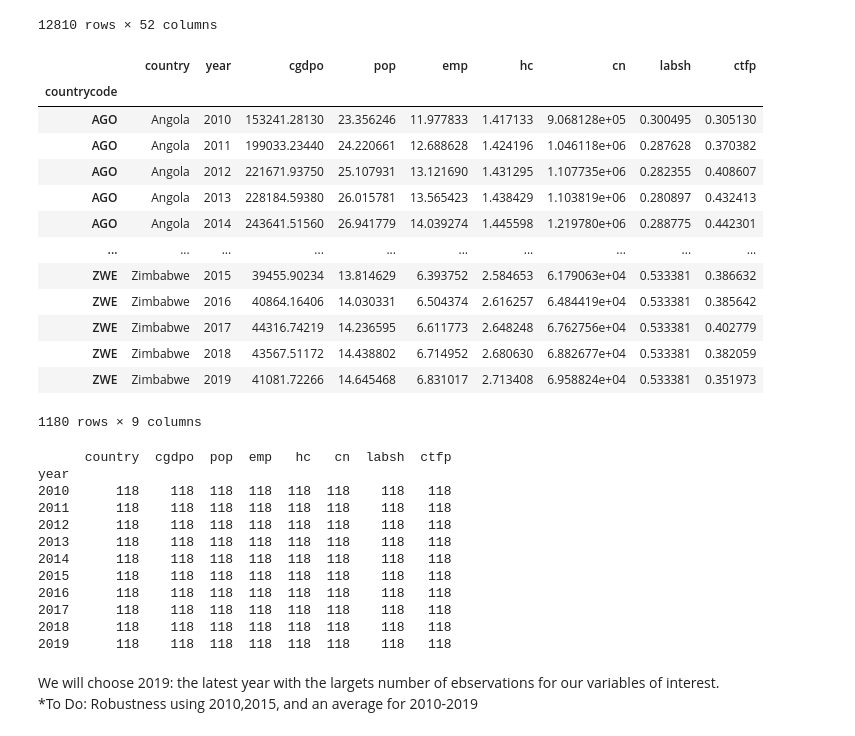
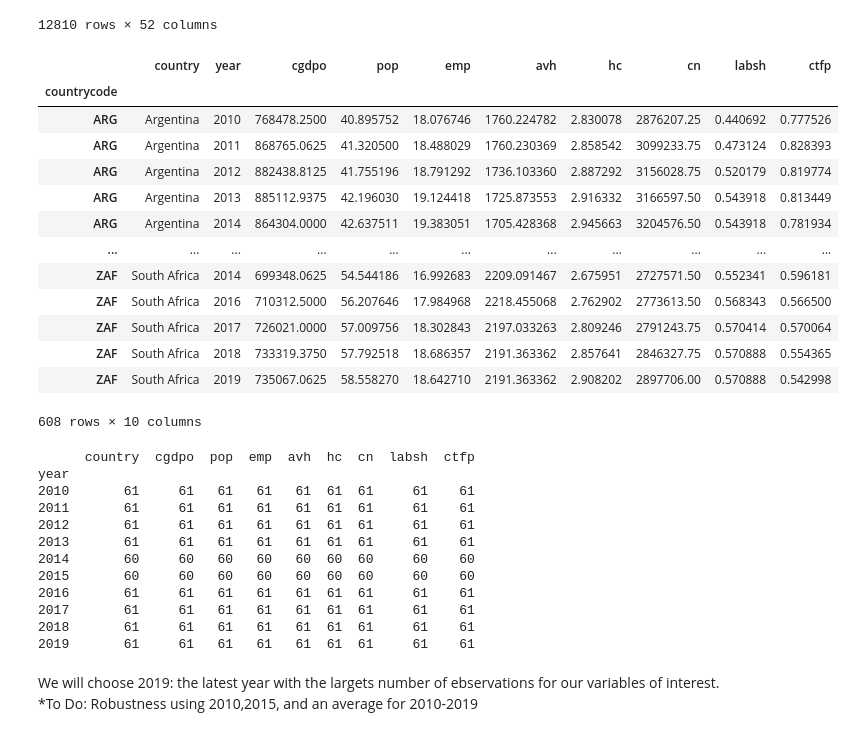
Before and after one commit to selbadri/PWT_10.0, a Jupyter notebook: dev_accounting_PWT_10.0_v3.ipynb, the cells around one changed output. Saved outputs shown, nothing was run; the diff lists cells and outputs as text; code cells hidden in the pictures.

```diff
--- a/dev_accounting_PWT_10.0_v3.ipynb
+++ b/dev_accounting_PWT_10.0_v3.ipynb
@@ -26,43 +26,43 @@ pwt
 12810 rows × 52 columns
 # %%
 #Prepare the Dataset and Clean the Data
-#pwt_subset = pwt[['country','countrycode','year','cgdpo','pop','emp','avh','hc','cn','labsh','ctfp']]
-pwt_subset = pwt[['country','countrycode','year','cgdpo','pop','emp','hc','cn','labsh','ctfp']]
+pwt_subset = pwt[['country','countrycode','year','cgdpo','pop','emp','avh','hc','cn','labsh','ctfp']]
+#pwt_subset = pwt[['country','countrycode','year','cgdpo','pop','emp','hc','cn','labsh','ctfp']]
 pwt_subset = pwt_subset[pwt_subset['year'] > 2009]
 pwt_subset = pwt_subset.set_index('countrycode')
 pwt_subset = pwt_subset.dropna()
 pwt_subset
 # %% [output]
-|  | country | year | cgdpo | pop | emp | hc | cn | labsh | ctfp |
-| countrycode |  |  |  |  |  |  |  |  |  |
-| AGO | Angola | 2010 | 153241.28130 | 23.356246 | 11.977833 | 1.417133 | 9.068128e+05 | 0.300495 | 0.305130 |
-| AGO | Angola | 2011 | 199033.23440 | 24.220661 | 12.688628 | 1.424196 | 1.046118e+06 | 0.287628 | 0.370382 |
-| AGO | Angola | 2012 | 221671.93750 | 25.107931 | 13.121690 | 1.431295 | 1.107735e+06 | 0.282355 | 0.408607 |
-| AGO | Angola | 2013 | 228184.59380 | 26.015781 | 13.565423 | 1.438429 | 1.103819e+06 | 0.280897 | 0.432413 |
-| AGO | Angola | 2014 | 243641.51560 | 26.941779 | 14.039274 | 1.445598 | 1.219780e+06 | 0.288775 | 0.442301 |
-| ... | ... | ... | ... | ... | ... | ... | ... | ... | ... |
-| ZWE | Zimbabwe | 2015 | 39455.90234 | 13.814629 | 6.393752 | 2.584653 | 6.179063e+04 | 0.533381 | 0.386632 |
-| ZWE | Zimbabwe | 2016 | 40864.16406 | 14.030331 | 6.504374 | 2.616257 | 6.484419e+04 | 0.533381 | 0.385642 |
-| ZWE | Zimbabwe | 2017 | 44316.74219 | 14.236595 | 6.611773 | 2.648248 | 6.762756e+04 | 0.533381 | 0.402779 |
-| ZWE | Zimbabwe | 2018 | 43567.51172 | 14.438802 | 6.714952 | 2.680630 | 6.882677e+04 | 0.533381 | 0.382059 |
-| ZWE | Zimbabwe | 2019 | 41081.72266 | 14.645468 | 6.831017 | 2.713408 | 6.958824e+04 | 0.533381 | 0.351973 |
+|  | country | year | cgdpo | pop | emp | avh | hc | cn | labsh | ctfp |
+| countrycode |  |  |  |  |  |  |  |  |  |  |
+| ARG | Argentina | 2010 | 768478.2500 | 40.895752 | 18.076746 | 1760.224782 | 2.830078 | 2876207.25 | 0.440692 | 0.777526 |
+| ARG | Argentina | 2011 | 868765.0625 | 41.320500 | 18.488029 | 1760.230369 | 2.858542 | 3099233.75 | 0.473124 | 0.828393 |
+| ARG | Argentina | 2012 | 882438.8125 | 41.755196 | 18.791292 | 1736.103360 | 2.887292 | 3156028.75 | 0.520179 | 0.819774 |
+| ARG | Argentina | 2013 | 885112.9375 | 42.196030 | 19.124418 | 1725.873553 | 2.916332 | 3166597.50 | 0.543918 | 0.813449 |
+| ARG | Argentina | 2014 | 864304.0000 | 42.637511 | 19.383051 | 1705.428368 | 2.945663 | 3204576.50 | 0.543918 | 0.781934 |
+| ... | ... | ... | ... | ... | ... | ... | ... | ... | ... | ... |
+| ZAF | South Africa | 2014 | 699348.0625 | 54.544186 | 16.992683 | 2209.091467 | 2.675951 | 2727571.50 | 0.552341 | 0.596181 |
+| ZAF | South Africa | 2016 | 710312.5000 | 56.207646 | 17.984968 | 2218.455068 | 2.762902 | 2773613.50 | 0.568343 | 0.566500 |
+| ZAF | South Africa | 2017 | 726021.0000 | 57.009756 | 18.302843 | 2197.033263 | 2.809246 | 2791243.75 | 0.570414 | 0.570064 |
+| ZAF | South Africa | 2018 | 733319.3750 | 57.792518 | 18.686357 | 2191.363362 | 2.857641 | 2846327.75 | 0.570888 | 0.554365 |
+| ZAF | South Africa | 2019 | 735067.0625 | 58.558270 | 18.642710 | 2191.363362 | 2.908202 | 2897706.00 | 0.570888 | 0.542998 |
-1180 rows × 9 columns
+608 rows × 10 columns
 # %%
 #Choose the Year to Perform the Analysis
 print(pwt_subset.groupby("year").count())
 # %% [output]
-      country  cgdpo  pop  emp   hc   cn  labsh  ctfp
+      country  cgdpo  pop  emp  avh  hc  cn  labsh  ctfp
 year
-2010      118    118  118  118  118  118    118   118
-2011      118    118  118  118  118  118    118   118
-2012      118    118  118  118  118  118    118   118
-2013      118    118  118  118  118  118    118   118
-2014      118    118  118  118  118  118    118   118
-2015      118    118  118  118  118  118    118   118
-2016      118    118  118  118  118  118    118   118
-2017      118    118  118  118  118  118    118   118
-2018      118    118  118  118  118  118    118   118
-2019      118    118  118  118  118  118    118   118
+2010       61     61   61   61   61  61  61     61    61
+2011       61     61   61   61   61  61  61     61    61
+2012       61     61   61   61   61  61  61     61    61
+2013       61     61   61   61   61  61  61     61    61
+2014       60     60   60   60   60  60  60     60    60
+2015       60     60   60   60   60  60  60     60    60
+2016       61     61   61   61   61  61  61     61    61
+2017       61     61   61   61   61  61  61     61    61
+2018       61     61   61   61   61  61  61     61    61
+2019       61     61   61   61   61  61  61     61    61
 # %% [markdown]
 We will choose 2019: the latest year with the largets number of ebservations for our variables of interest.
 *To Do: Robustness using 2010,2015, and an average for 2010-2019
```
Also changed, not shown: parts of 24 cells of this notebook.
